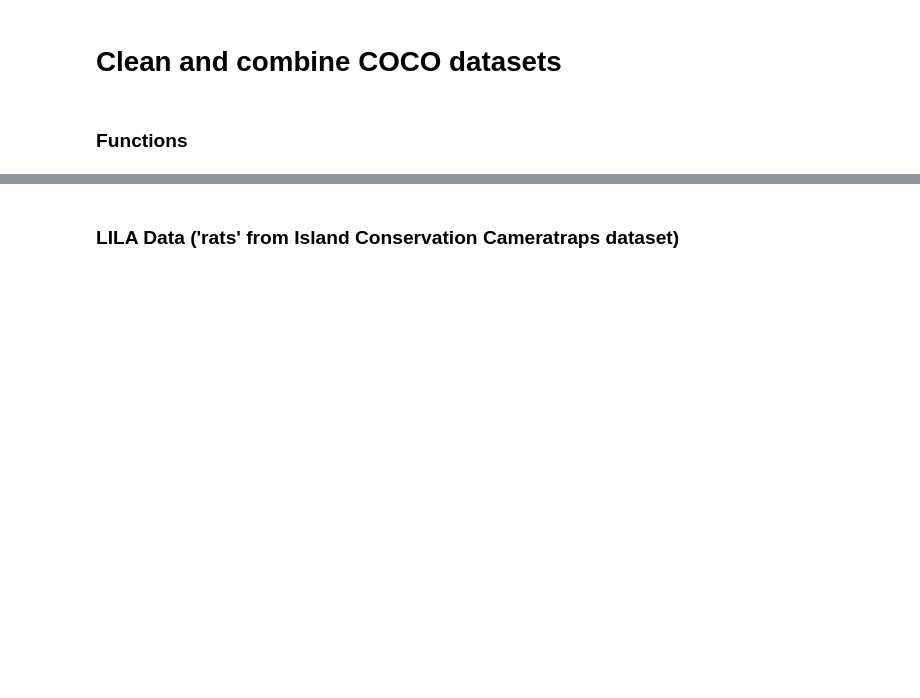
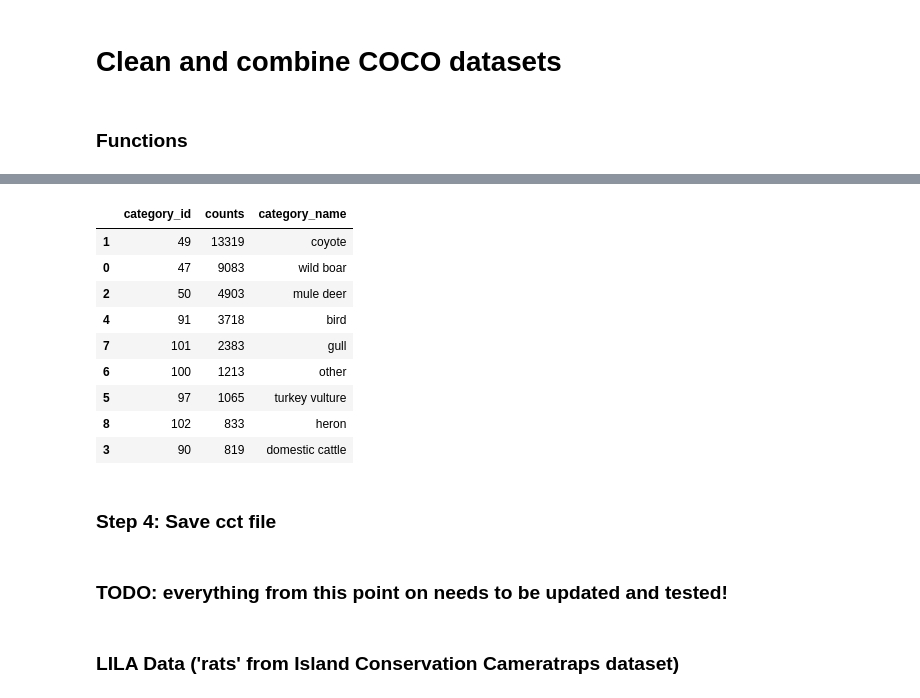
Before and after one commit to tnc-ca-geo/animl-ml, a Jupyter notebook: classification/notebooks/clean_and_combine_datasets.ipynb, the cells around one changed output, grey strips where cells are left out. Drawn from its saved outputs; the diff is of its cells as text; code cells hidden in the pictures; blank space fills up the shorter version.

```diff
--- a/classification/notebooks/clean_and_combine_datasets.ipynb
+++ b/classification/notebooks/clean_and_combine_datasets.ipynb
@@ -252,0 +286,15 @@ buckeye_rats['categories']
+# %%
+final_animl_cat_counts
+# %% [output]
+|  | category_id | counts | category_name |
+| 1 | 49 | 13319 | coyote |
+| 0 | 47 | 9083 | wild boar |
+| 2 | 50 | 4903 | mule deer |
+| 4 | 91 | 3718 | bird |
+| 7 | 101 | 2383 | gull |
+| 6 | 100 | 1213 | other |
+| 5 | 97 | 1065 | turkey vulture |
+| 8 | 102 | 833 | heron |
+| 3 | 90 | 819 | domestic cattle |
+# %% [markdown]
+### Step 4: Save cct file
@@ -253,3 +306,5 @@ buckeye_rats['categories']
+# %% [markdown]
+### TODO: everything from this point on needs to be updated and tested!
 # %% [markdown]
 ### LILA Data ('rats' from Island Conservation Cameratraps dataset)
 # %%
```
Also changed, not shown: parts of 54 cells of this notebook, 4 other files.
